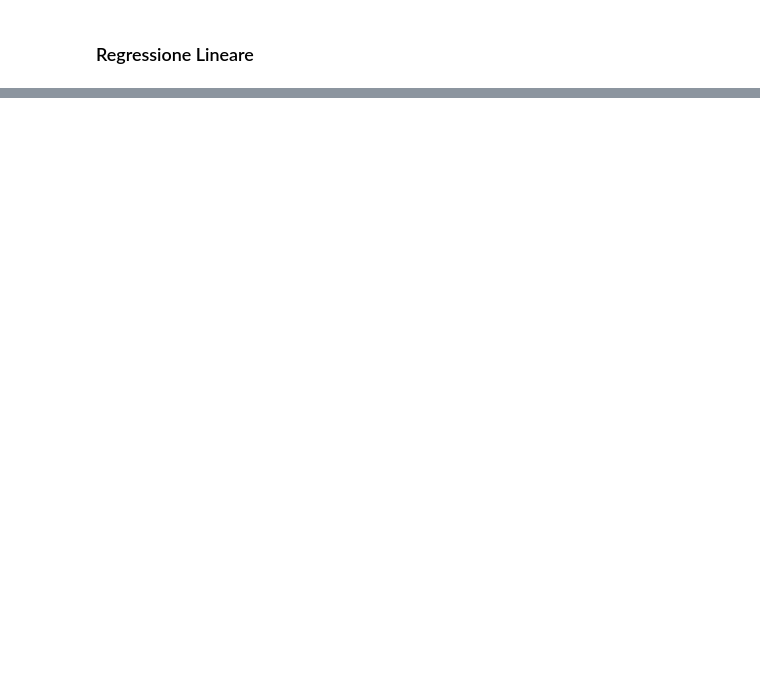
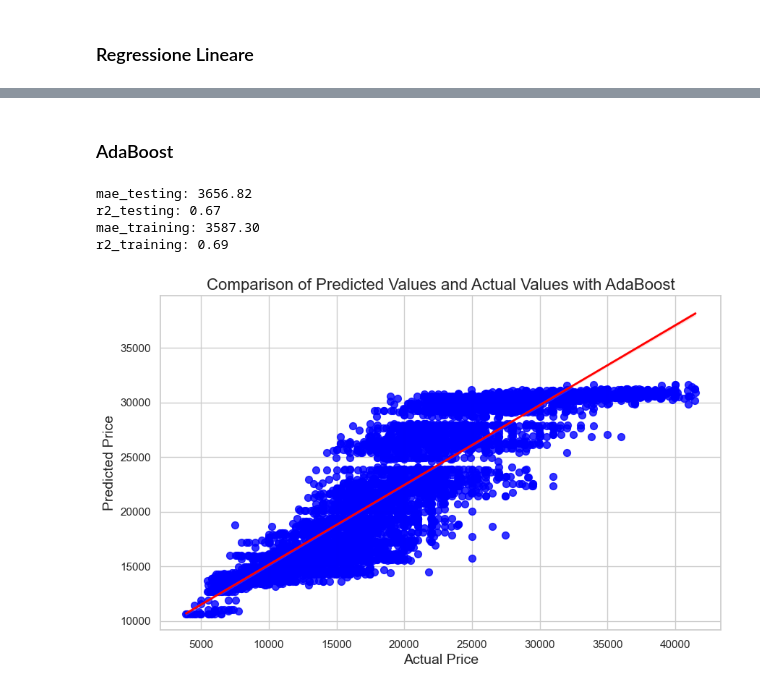
Before and after one commit to simonefesta/Car_Price_Prediction_ML, a Jupyter notebook: project.ipynb, the cells around one changed output, grey strips where cells are left out. Cells and saved outputs as stored; diff of their text form; code cells hidden in the pictures; blank space fills up the shorter version.

```diff
--- a/project.ipynb
+++ b/project.ipynb
@@ -349,0 +546,60 @@ print(f"R^2 Score: {r2}")
+# %% [markdown]
+<h3> AdaBoost</h3>
+# %%
+from sklearn.ensemble import AdaBoostRegressor
+from sklearn.metrics import mean_absolute_error, r2_score
+import matplotlib.pyplot as plt
+import seaborn as sns
+from sklearn.tree import DecisionTreeRegressor
+
+# Creazione del modello AdaBoost Regressor con il regressore base predefinito
+ada_model = AdaBoostRegressor(
+    n_estimators=100,  # Numero di stadi nella sequenza di boosting
+    random_state=123456  # Seme per garantire la riproducibilità
+)
+
+# Addestramento del modello sui dati normalizzati
+ada_model.fit(X_train_scaled, y_train)
+
+# Generazione delle previsioni sui dati di test
+y_pred = ada_model.predict(X_test_scaled)
+
+# Generazione delle previsioni sui dati di addestramento
+train_y_pred = ada_model.predict(X_train_scaled)
+
+# Valutazione del modello sul set di test
+ada_mae = mean_absolute_error(y_test, y_pred)
+ada_r2 = r2_score(y_test, y_pred)
+print(f'mae_testing: {ada_mae:.2f}')
+print(f'r2_testing: {ada_r2:.2f}')
+
+# Valutazione del modello sul set di addestramento
+ada_mae_train = mean_absolute_error(y_train, train_y_pred)
+ada_r2_train = r2_score(y_train, train_y_pred)
+print(f'mae_training: {ada_mae_train:.2f}')
+print(f'r2_training: {ada_r2_train:.2f}')
+
+# Memorizzazione dei risultati
+models.append('AdaBoost')
+maes.append(ada_mae)
+r2s.append(ada_r2)
+
+# Visualizzazione dei risultati
+plt.figure(figsize=(10, 6))  # Dimensione della figura
+
+# Creazione del grafico di regressione
+sns.regplot(x=y_test, y=y_pred, scatter_kws={'s':50, 'color':'blue'}, line_kws={'color':'red', 'linewidth':2})
+
+# Miglioramento dell'aspetto del grafico
+plt.xlabel('Actual Price', fontsize=14)
+plt.ylabel('Predicted Price', fontsize=14)
+plt.title('Comparison of Predicted Values and Actual Values with AdaBoost', fontsize=16)
+plt.grid(True)  # Aggiungi una griglia
+
+plt.show()
+# %% [output]
+mae_testing: 3656.82
+r2_testing: 0.67
+mae_training: 3587.30
+r2_training: 0.69
+[figure, added]
```
Also changed, not shown: parts of 22 cells of this notebook.
